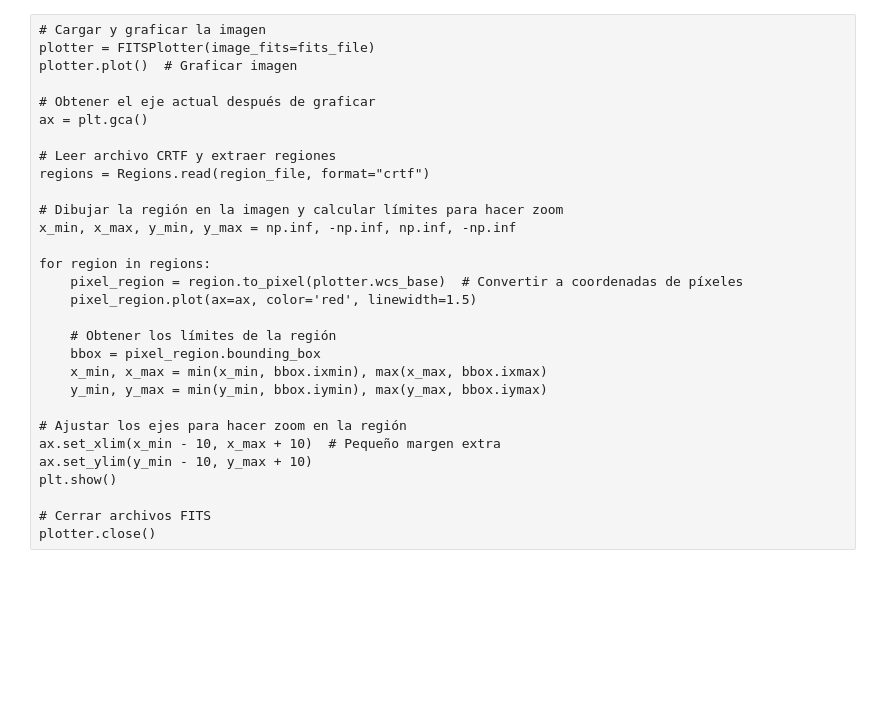
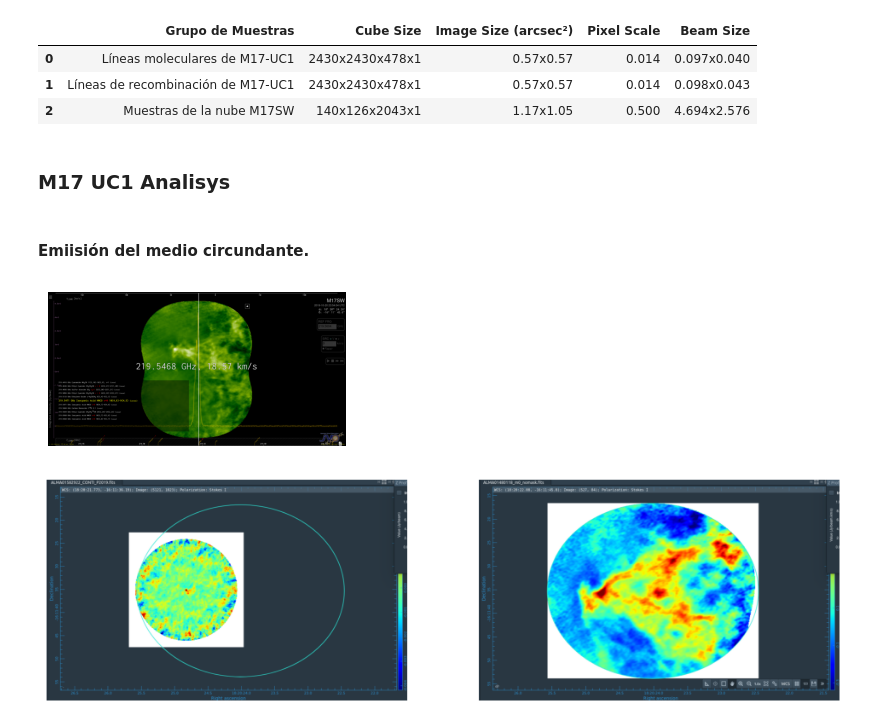
Before and after one commit to jennifergc/radio_analysis_uc1, a Jupyter notebook: plotting.ipynb, the cells around one changed output. Drawn from its saved outputs; the diff is of its cells as text; code cells hidden in the pictures; blank space fills up the shorter version.

```diff
--- a/plotting.ipynb
+++ b/plotting.ipynb
@@ -41,30 +9,0 @@ regions = Regions.read(region_file, format="crtf")
-# %% [raw]
-# Cargar y graficar la imagen
-plotter = FITSPlotter(image_fits=fits_file)
-plotter.plot()  # Graficar imagen
-
-# Obtener el eje actual después de graficar
-ax = plt.gca()
-
-# Leer archivo CRTF y extraer regiones
-regions = Regions.read(region_file, format="crtf")
-
-# Dibujar la región en la imagen y calcular límites para hacer zoom
-x_min, x_max, y_min, y_max = np.inf, -np.inf, np.inf, -np.inf
-
-for region in regions:
-    pixel_region = region.to_pixel(plotter.wcs_base)  # Convertir a coordenadas de píxeles
-    pixel_region.plot(ax=ax, color='red', linewidth=1.5)
-
-    # Obtener los límites de la región
-    bbox = pixel_region.bounding_box
-    x_min, x_max = min(x_min, bbox.ixmin), max(x_max, bbox.ixmax)
-    y_min, y_max = min(y_min, bbox.iymin), max(y_max, bbox.iymax)
-
-# Ajustar los ejes para hacer zoom en la región
-ax.set_xlim(x_min - 10, x_max + 10)  # Pequeño margen extra
-ax.set_ylim(y_min - 10, y_max + 10)
-plt.show()
-
-# Cerrar archivos FITS
-plotter.close()
@@ -77,0 +10,49 @@ from prueba1 import FITSPlotter
+# %%
+df = pd.read_csv("comparacion_muestras.csv")
+df
+# %% [output]
+|  | Grupo de Muestras | Cube Size | Image Size (arcsec²) | Pixel Scale | Beam Size |
+| 0 | Líneas moleculares de M17-UC1 | 2430x2430x478x1 | 0.57x0.57 | 0.014 | 0.097x0.040 |
+| 1 | Líneas de recombinación de M17-UC1 | 2430x2430x478x1 | 0.57x0.57 | 0.014 | 0.098x0.043 |
+| 2 | Muestras de la nube M17SW | 140x126x2043x1 | 1.17x1.05 | 0.500 | 4.694x2.576 |
+# %% [markdown]
+### M17 UC1 Analisys
+# %% [markdown]
+#### Emiisión del medio circundante.
+# %%
+#Usé una muestra que presenta una línea marcada de HNCO
+
+
+#############################
+image_path = "images/0118.png"
+img = mpimg.imread(image_path)
+plt.figure(figsize=(4, 2))  # Ajustar tamaño
+plt.imshow(img)
+plt.axis("off")  # Ocultar ejes
+plt.show()
+# %% [output]
+[figure, added]
+# %%
+#Comparación entre las muestras de medio circundante y de la región hipercompacta
+# Rutas de las imágenes
+img1_path = "images/extend_comp1.png"
+img2_path = "images/extend_comp2.png"
+
+# Crear figura con 2 subplots
+fig, axes = plt.subplots(1, 2, figsize=(12, 6))  # (1 fila, 2 columnas)
+
+# Cargar y mostrar la primera imagen
+img1 = mpimg.imread(img1_path)
+axes[0].imshow(img1)
+axes[0].axis("off")  # Ocultar ejes
+#axes[0].set_title("Imagen 1")
+
+# Cargar y mostrar la segunda imagen
+img2 = mpimg.imread(img2_path)
+axes[1].imshow(img2)
+axes[1].axis("off")  # Ocultar ejes
+#axes[1].set_title("Imagen 2")
+
+plt.show()
+# %% [output]
+[figure, added]
```
Also changed, not shown: parts of 18 cells of this notebook, 8 other files.
